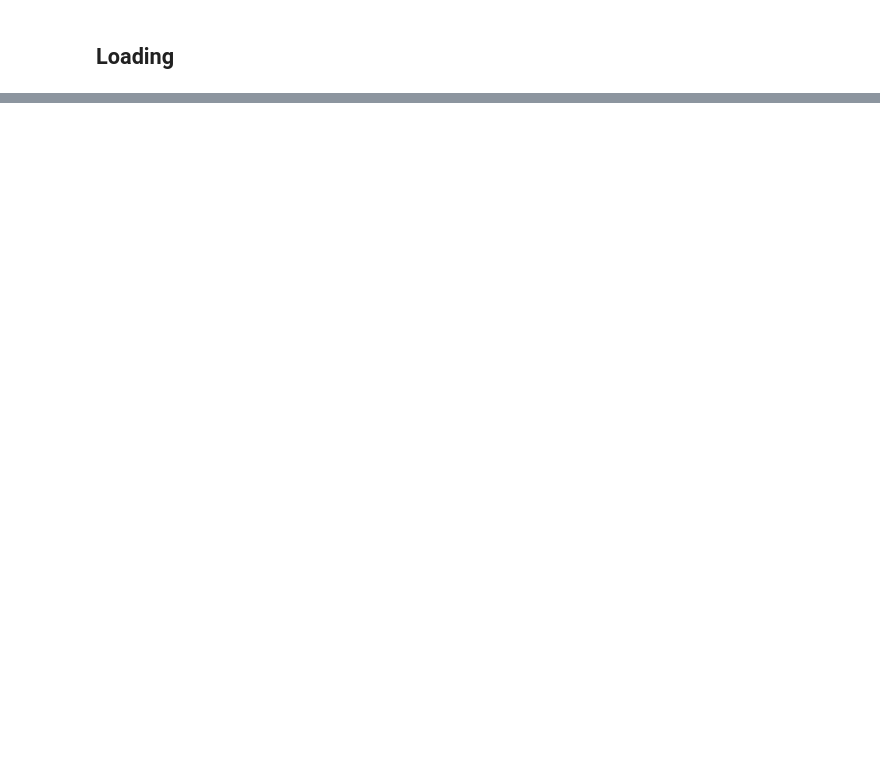
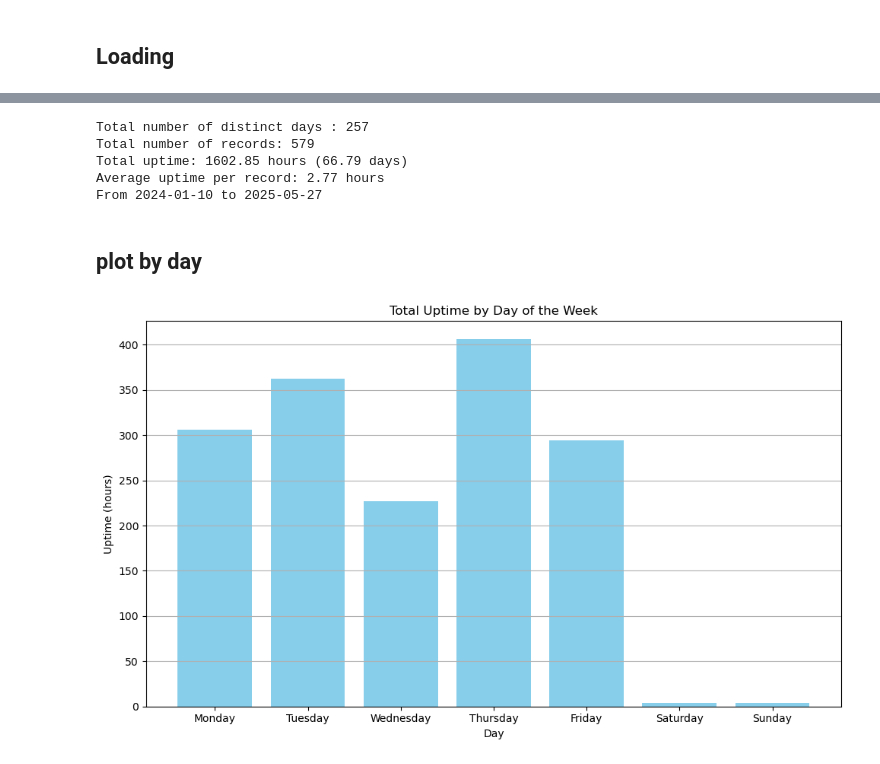
Before and after one commit to fitz35/my_personnal_script, a Jupyter notebook: src/analyze/analyze.ipynb, the cells around one changed output, grey strips where cells are left out. Cells and saved outputs as stored; diff of their text form; code cells hidden in the pictures; blank space fills up the shorter version.

```diff
--- a/src/analyze/analyze.ipynb
+++ b/src/analyze/analyze.ipynb
@@ -15,5 +18,5 @@ Error:
 # %% [markdown]
 ## Loading
 # %%
-fused_uptime = UptimeRecord.fuse(UptimeRecord.parse_folder(UPTIME_FOLDER_PATH))
-fused_uptime
+unfused_uptime = UptimeRecord.parse_folder(UPTIME_FOLDER_PATH)
+fused_uptime = UptimeRecord.fuse(unfused_uptime)
@@ -21,0 +27,61 @@ Error:
+# %%
+def display_general_informations(unfused_records: list[UptimeRecord], fused_records: list[UptimeRecord]) -> None:
+    distinct_date : set[date] = set()
+    for record in unfused_records:
+        distinct_date.add(record.start_time.date())
+
+    print(f"Total number of distinct days : {len(distinct_date)}")
+
+
+
+
+    ## ------------------ fused records ------------------
+
+    hours = sum([record.duration.total_seconds() / (60 * 60) for record in fused_records])
+    days = sum([record.duration.total_seconds() / (60 * 60 * 24) for record in fused_records])
+
+    print(f"Total number of records: {len(fused_records)}")
+    print(f"Total uptime: {hours:.2f} hours ({days:.2f} days)")
+    print(f"Average uptime per record: {hours / len(fused_records):.2f} hours")
+    print(f"From {fused_records[0].start_time.date()} to {fused_records[-1].start_time.date()}")
+
+display_general_informations(unfused_uptime, fused_uptime)
+# %% [output]
+Total number of distinct days : 257
+Total number of records: 579
+Total uptime: 1602.85 hours (66.79 days)
+Average uptime per record: 2.77 hours
+From 2024-01-10 to 2025-05-27
+# %% [markdown]
+## plot by day
+# %%
+
+
+def plot_uptime_by_day(records: list[UptimeRecord]):
+    # Fuse overlapping records
+    fused_records = UptimeRecord.fuse(records)
+
+    # Aggregate total uptime per weekday
+    total_uptime :dict[WeekDay, timedelta]= defaultdict(timedelta)
+    for record in fused_records:
+        for weekday, duration in record.uptime_by_day():
+            total_uptime[weekday] += duration
+
+    # Sort by weekday
+    sorted_days = sorted(total_uptime.items(), key=lambda x: x[0].value)
+    labels = [day.name.capitalize() for day, _ in sorted_days]
+    hours = [duration.total_seconds() / 3600 for _, duration in sorted_days]
+
+    # Plot
+    plt.figure(figsize=(10, 6))
+    plt.bar(labels, hours, color='skyblue')
+    plt.title("Total Uptime by Day of the Week")
+    plt.xlabel("Day")
+    plt.ylabel("Uptime (hours)")
+    plt.grid(axis='y')
+    plt.tight_layout()
+    plt.show()
+
+plot_uptime_by_day(fused_uptime)
+# %% [output]
+[figure, added]
```
Also changed, not shown: parts of 7 cells of this notebook, 1 other file.
